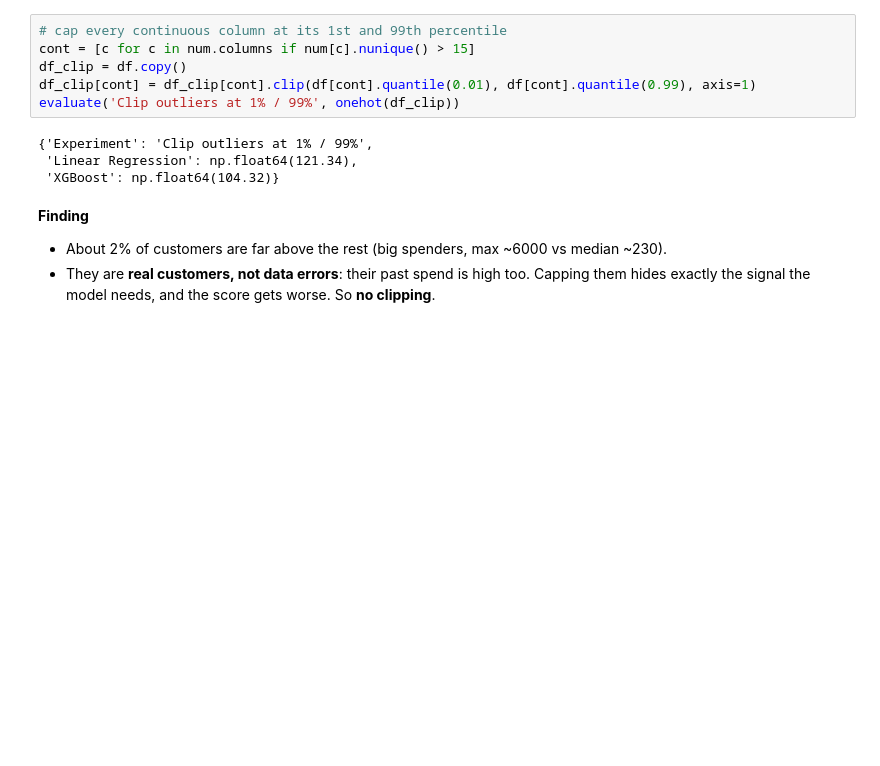
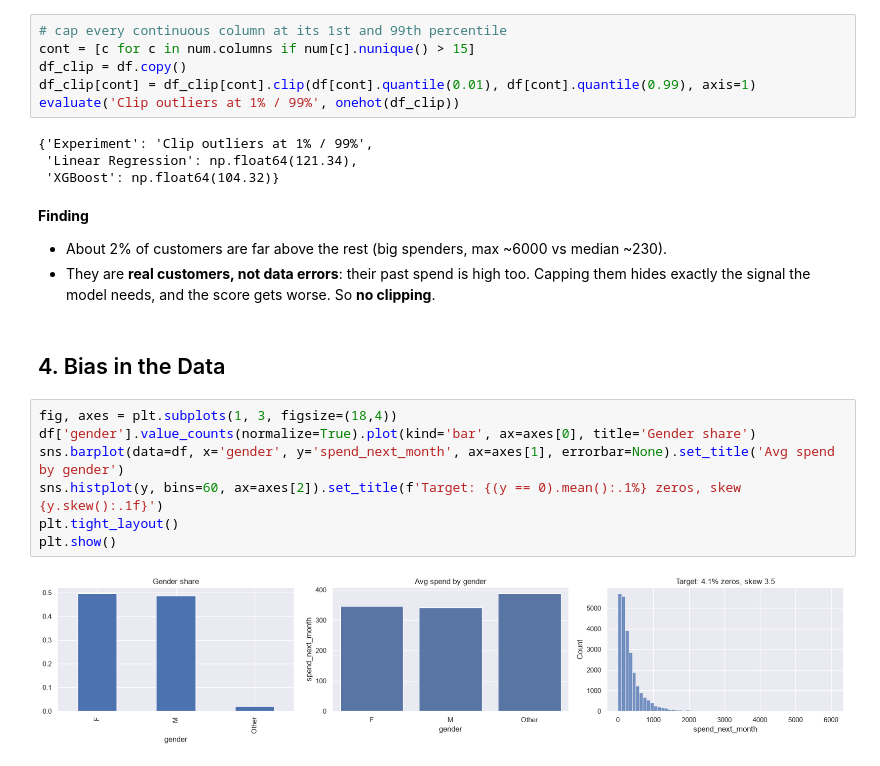
Before and after one commit to arkadeycns/cosmo, a Jupyter notebook: 03_feature_engineering.ipynb, the cells around one changed output. Cells and saved outputs as stored; diff of their text form; blank space fills up the shorter version.

Commit message:
Bias checks, drop gender and add new features from EDA

```diff
--- a/03_feature_engineering.ipynb
+++ b/03_feature_engineering.ipynb
@@ -181,3 +181,14 @@ evaluate('Clip outliers at 1% / 99%', onehot(df_clip))
 **Finding**
 - About 2% of customers are far above the rest (big spenders, max ~6000 vs median ~230).
 - They are **real customers, not data errors**: their past spend is high too. Capping them hides exactly the signal the model needs, and the score gets worse. So **no clipping**.
+# %% [markdown]
+## 4. Bias in the Data
+# %%
+fig, axes = plt.subplots(1, 3, figsize=(18,4))
+df['gender'].value_counts(normalize=True).plot(kind='bar', ax=axes[0], title='Gender share')
+sns.barplot(data=df, x='gender', y='spend_next_month', ax=axes[1], errorbar=None).set_title('Avg spend by gender')
+sns.histplot(y, bins=60, ax=axes[2]).set_title(f'Target: {(y == 0).mean():.1%} zeros, skew {y.skew():.1f}')
+plt.tight_layout()
+plt.show()
+# %% [output]
+[figure, added]
```
Also changed, not shown: parts of 4 cells of this notebook.
